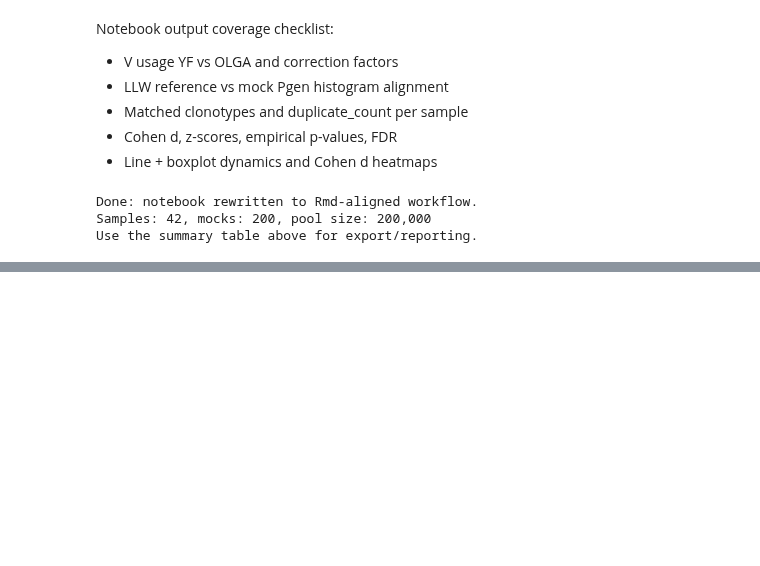
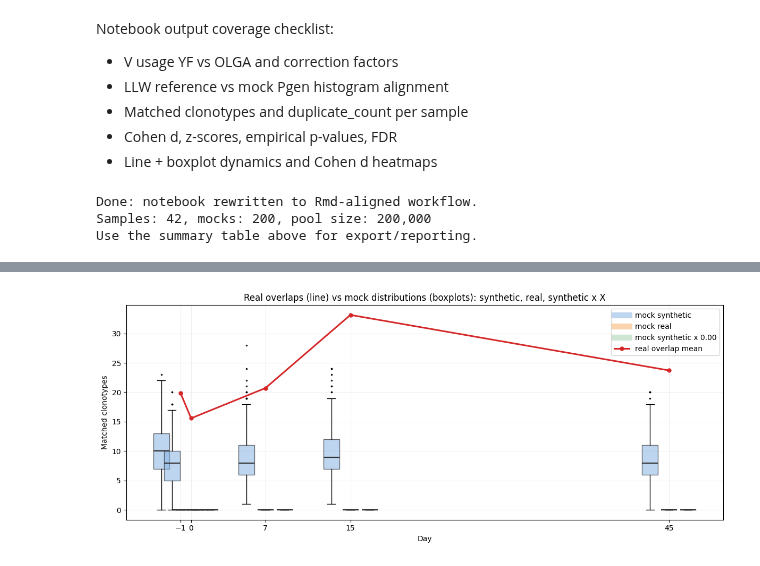
Before and after one commit to antigenomics/mirpy, a Jupyter notebook: notebooks/vdjbet_yf.ipynb, the cells around one changed output, grey strips where cells are left out. Saved outputs shown, nothing was run; the diff lists cells and outputs as text; code cells hidden in the pictures; blank space fills up the shorter version.

```diff
--- a/notebooks/vdjbet_yf.ipynb
+++ b/notebooks/vdjbet_yf.ipynb
@@ -662,0 +928,50 @@ Use the summary table above for export/reporting.
+# %%
+days_plot = sorted(df_res_synth["day"].unique().tolist())
+
+def _collect_mock_by_day(df_in, value_col="mock_n"):
+    out = {d: [] for d in days_plot}
+    for _, row in df_in.iterrows():
+        d = int(row["day"])
+        out[d].extend([float(x) for x in row[value_col]])
+    return out
+
+syn_mock_by_day = _collect_mock_by_day(df_res_synth, "mock_n")
+real_mock_by_day = _collect_mock_by_day(df_res_real, "mock_n")
+syn_scaled_mock_by_day = _collect_mock_by_day(df_res_synth_scaled, "mock_n")
+
+real_mean_by_day = df_res_real.groupby("day", as_index=False)["matched_n_real"].mean().sort_values("day")
+
+fig, ax = plt.subplots(figsize=(12, 5))
+width = 1.5
+offsets = [-1.8, 0.0, 1.8]
+
+for label, by_day, color, off in [
+    ("mock synthetic", syn_mock_by_day, "#87b4e3", offsets[0]),
+    ("mock real", real_mock_by_day, "#f6b26b", offsets[1]),
+    (f"mock synthetic x {X_scale:.2f}", syn_scaled_mock_by_day, "#a4d4ae", offsets[2]),
+]:
+    data = [by_day[d] if len(by_day[d]) else [np.nan] for d in days_plot]
+    pos = [d + off for d in days_plot]
+    bp = ax.boxplot(
+        data,
+        positions=pos,
+        widths=width,
+        patch_artist=True,
+        manage_ticks=False,
+        boxprops=dict(facecolor=color, alpha=0.55),
+        medianprops=dict(color="#2f2f2f", linewidth=1.6),
+        flierprops=dict(markersize=1.5),
+    )
+    ax.plot([], [], color=color, linewidth=8, alpha=0.55, label=label)
+
+ax.plot(real_mean_by_day["day"], real_mean_by_day["matched_n_real"], "-o", color="#d62728", linewidth=2.2, markersize=5, label="real overlap mean")
+ax.set_xticks(days_plot)
+ax.set_xlabel("Day")
+ax.set_ylabel("Matched clonotypes")
+ax.set_title("Real overlaps (line) vs mock distributions (boxplots): synthetic, real, synthetic x X")
+ax.grid(alpha=0.2)
+ax.legend(loc="upper right")
+plt.tight_layout()
+plt.show()
+# %% [output]
+[figure, added]
```
Also changed, not shown: parts of 5 cells of this notebook, 4 other files.
